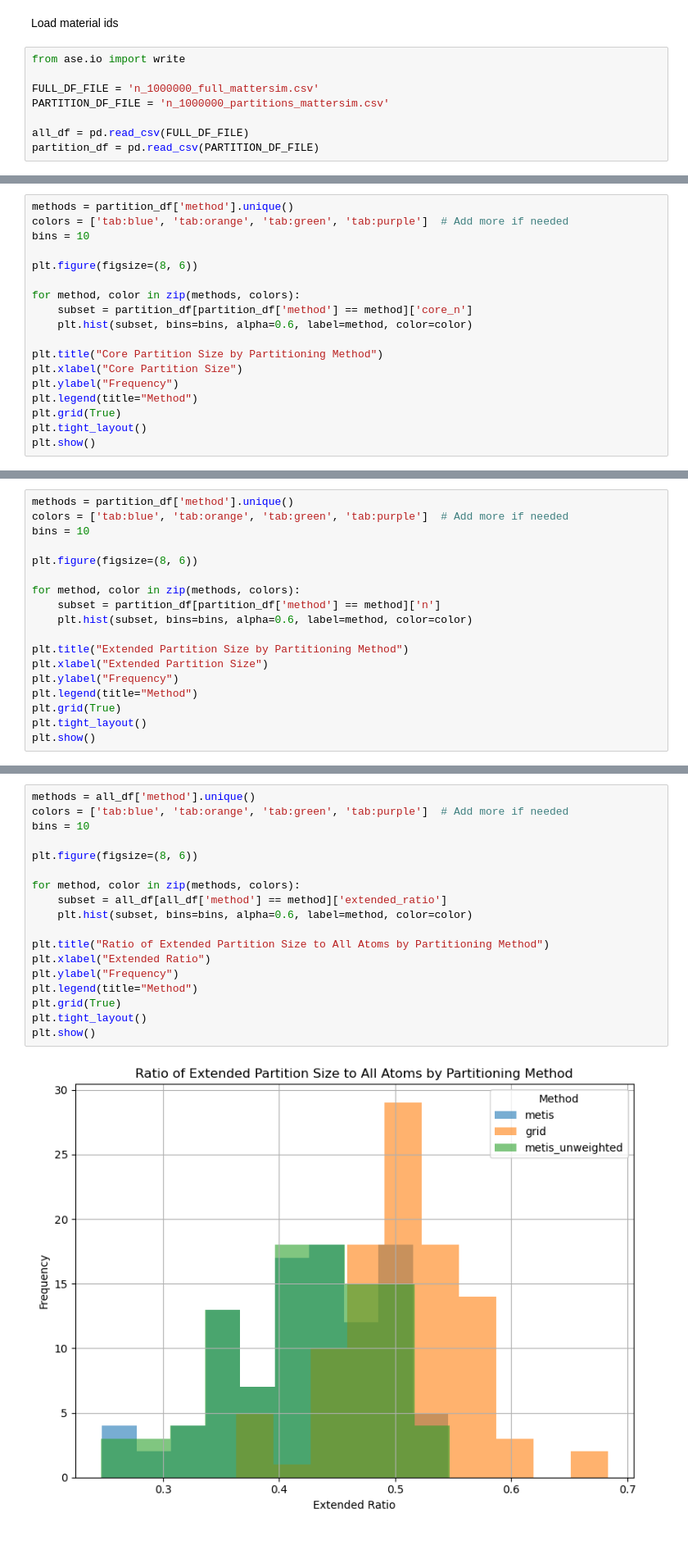
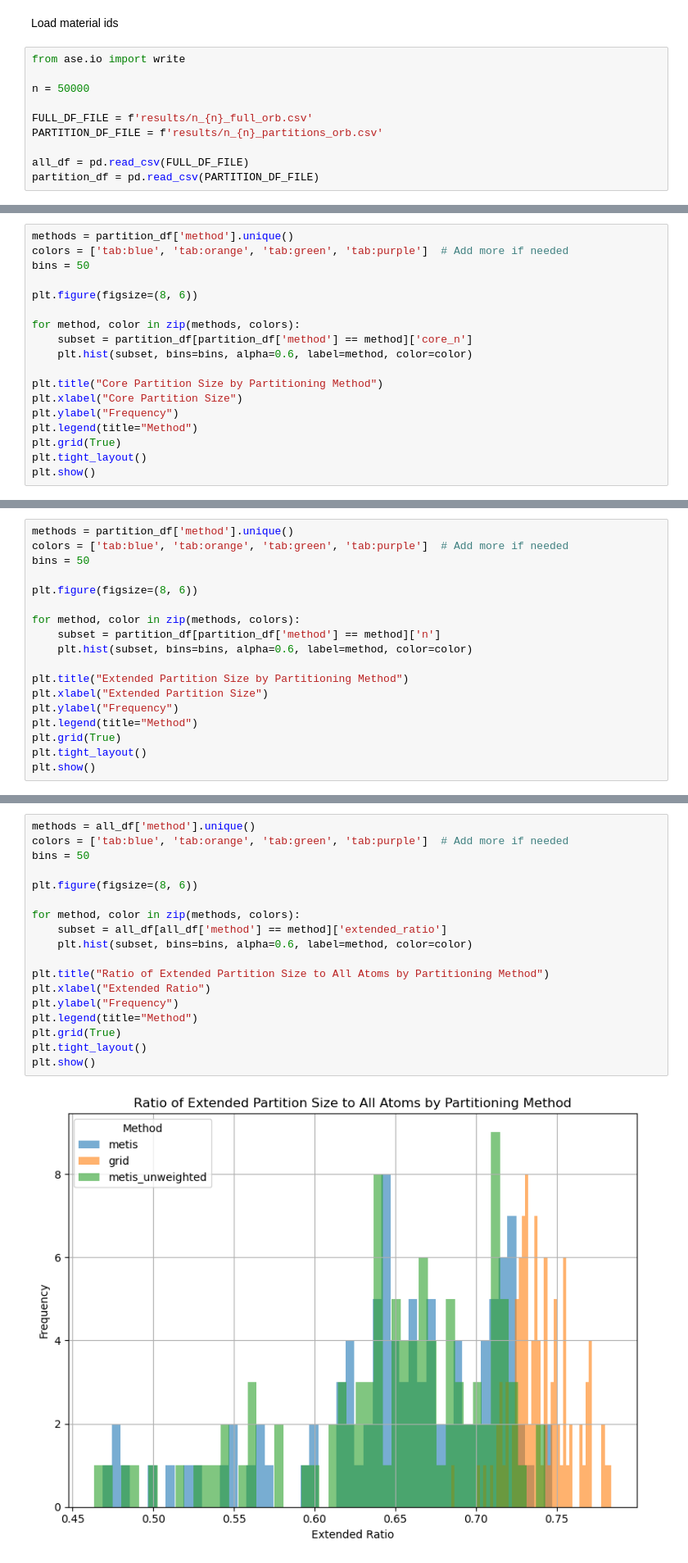
Before and after one commit to jaeheonshim/atomic-graph-partitioning, a Jupyter notebook: partitioning/material_results.ipynb, the cells around one changed output, grey strips where cells are left out. Shown at 82% size. Saved outputs shown, nothing was run; the diff lists cells and outputs as text.

```diff
--- a/partitioning/material_results.ipynb
+++ b/partitioning/material_results.ipynb
@@ -18,8 +18,10 @@ Load material ids
 # %%
 from ase.io import write
 
-FULL_DF_FILE = 'n_1000000_full_mattersim.csv'
-PARTITION_DF_FILE = 'n_1000000_partitions_mattersim.csv'
+n = 50000
+
+FULL_DF_FILE = f'results/n_{n}_full_orb.csv'
+PARTITION_DF_FILE = f'results/n_{n}_partitions_orb.csv'
 
 all_df = pd.read_csv(FULL_DF_FILE)
 partition_df = pd.read_csv(PARTITION_DF_FILE)
@@ -71,7 +89,7 @@ metis_unweighted  231392.93  225667.99  228392.246  1813.441   3000.684
 # %%
 methods = partition_df['method'].unique()
 colors = ['tab:blue', 'tab:orange', 'tab:green', 'tab:purple']  # Add more if needed
-bins = 10
+bins = 50
 
 plt.figure(figsize=(8, 6))
 
@@ -91,7 +109,7 @@ plt.show()
 # %%
 methods = partition_df['method'].unique()
 colors = ['tab:blue', 'tab:orange', 'tab:green', 'tab:purple']  # Add more if needed
-bins = 10
+bins = 50
 
 plt.figure(figsize=(8, 6))
 
@@ -111,20 +129,20 @@ plt.show()
 # %%
 methods = all_df['method'].unique()
 colors = ['tab:blue', 'tab:orange', 'tab:green', 'tab:purple']  # Add more if needed
-bins = 10
+bins = 50
 
 plt.figure(figsize=(8, 6))
 
 for method, color in zip(methods, colors):
     subset = all_df[all_df['method'] == method]['extended_ratio']
     plt.hist(subset, bins=bins, alpha=0.6, label=method, color=color)
 
 plt.title("Ratio of Extended Partition Size to All Atoms by Partitioning Method")
 plt.xlabel("Extended Ratio")
 plt.ylabel("Frequency")
 plt.legend(title="Method")
 plt.grid(True)
 plt.tight_layout()
 plt.show()
 # %% [output]
-[figure, old version]
+[figure, new version]
```
Also changed, not shown: parts of 6 cells of this notebook, 9 other files.
